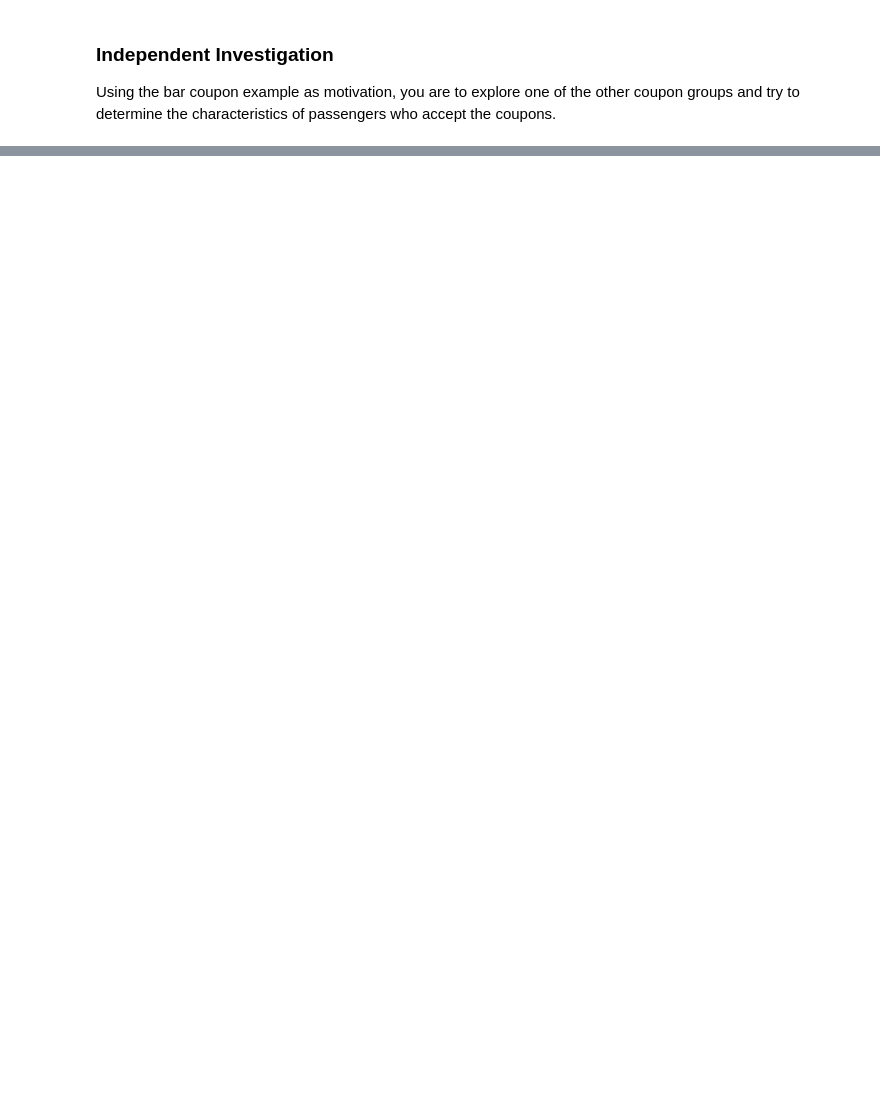
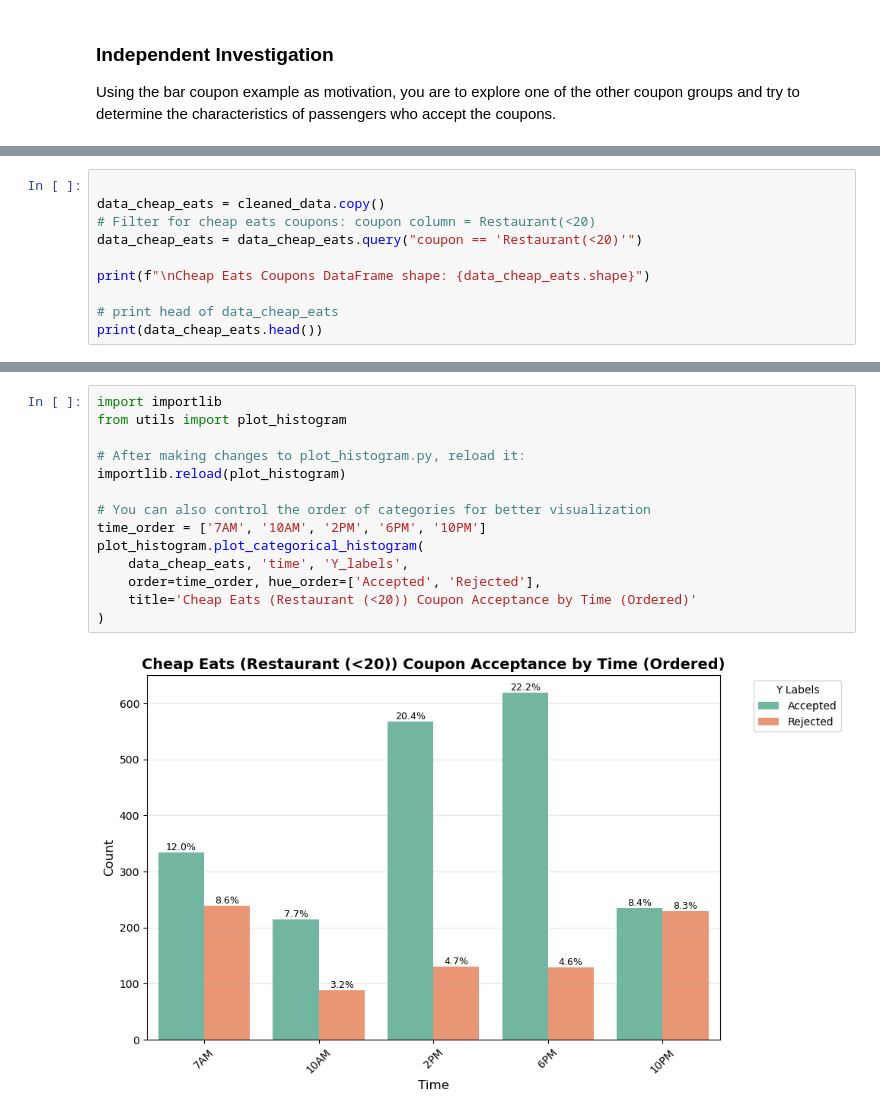
Before and after one commit to JimKlein325/MachineLearning-AMTCouponAnalysis, a Jupyter notebook: prompt.ipynb, the cells around one changed output, grey strips where cells are left out. Drawn from its saved outputs; the diff is of its cells as text; blank space fills up the shorter version.

```diff
--- a/prompt.ipynb
+++ b/prompt.ipynb
@@ -616,0 +631,10 @@ Using the bar coupon example as motivation, you are to explore one of the other
+# %%
+
+data_cheap_eats = cleaned_data.copy()
+# Filter for cheap eats coupons: coupon column = Restaurant(<20)
+data_cheap_eats = data_cheap_eats.query("coupon == 'Restaurant(<20)'")
+
+print(f"\nCheap Eats Coupons DataFrame shape: {data_cheap_eats.shape}")
+
+# print head of data_cheap_eats
+print(data_cheap_eats.head())
@@ -616,0 +754,16 @@ Using the bar coupon example as motivation, you are to explore one of the other
+# %%
+import importlib
+from utils import plot_histogram
+
+# After making changes to plot_histogram.py, reload it:
+importlib.reload(plot_histogram)
+
+# You can also control the order of categories for better visualization
+time_order = ['7AM', '10AM', '2PM', '6PM', '10PM']
+plot_histogram.plot_categorical_histogram(
+    data_cheap_eats, 'time', 'Y_labels',
+    order=time_order, hue_order=['Accepted', 'Rejected'],
+    title='Cheap Eats (Restaurant (<20)) Coupon Acceptance by Time (Ordered)'
+)
+# %% [output]
+[figure, added]
```
Also changed, not shown: parts of 16 cells of this notebook, 5 other files.
